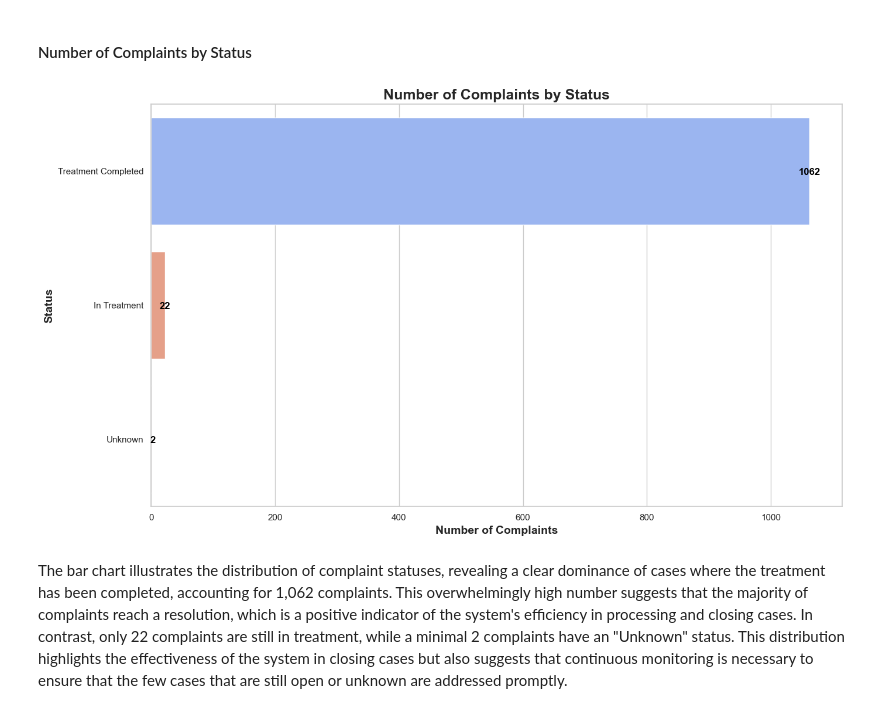
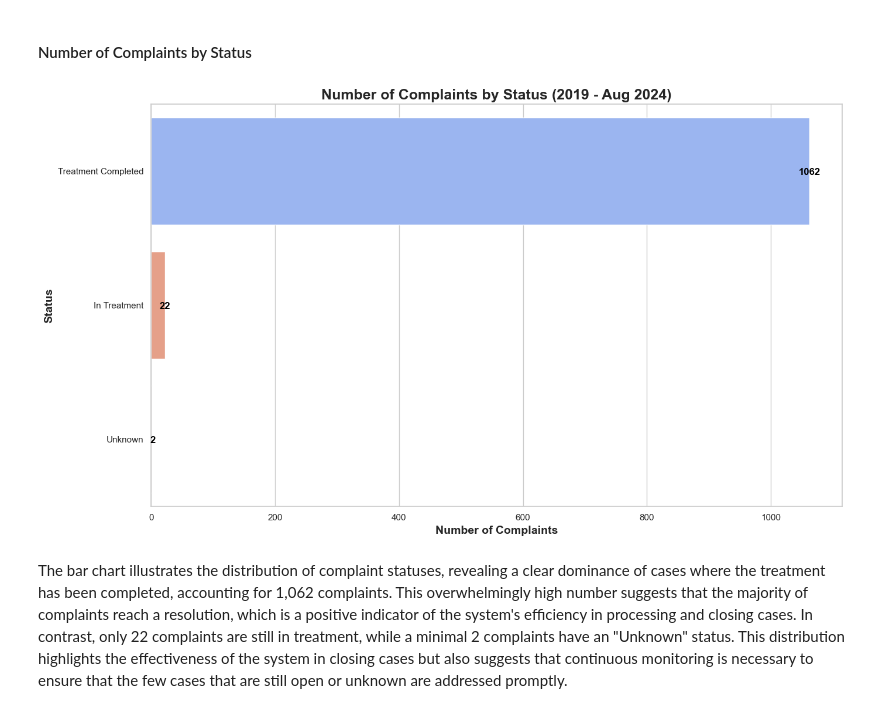
Before and after one commit to Dor-J/FreedomOfInformationComplaintsEDA, a Jupyter notebook: src/foi_complaints_eda.ipynb, the cells around one changed output. Saved outputs shown, nothing was run; the diff lists cells and outputs as text; code cells hidden in the pictures.

```diff
--- a/src/foi_complaints_eda.ipynb
+++ b/src/foi_complaints_eda.ipynb
@@ -1051,35 +1051,35 @@ The box plot showing the distribution of treatment days by year reveals a few ke
 sns.set(style="whitegrid")
 
 # Create the figure and axis objects
 plt.figure(figsize=(14, 8))
 
 # Plot the data using a countplot
 ax = sns.countplot(y='Status',
                    data=df_combined,
                    order=df_combined['Status'].value_counts().index,
                    palette='coolwarm',
                    legend=False,
                    hue='Status')
 
 # Add titles and labels
-plt.title('Number of Complaints by Status', fontsize=18, fontweight='bold')
+plt.title('Number of Complaints by Status (2019 - Aug 2024)', fontsize=18, fontweight='bold')
 plt.xlabel('Number of Complaints', fontsize=14)
 plt.ylabel('Status', fontsize=14)
 
 # Add data labels to each bar
 for p in ax.patches:
     ax.annotate(f'{int(p.get_width())}',
                 (p.get_width() + 0.5, p.get_y() + p.get_height() / 2),
                 ha='center', va='center_baseline',
                 fontsize=12, color='black', fontweight='bold')
 
 # Adjust layout for better readability
 plt.tight_layout()
 
 # Show the plot
 plt.show()
 # %% [output]
-[figure, old version]
+[figure, new version]
 # %% [markdown]
 The bar chart illustrates the distribution of complaint statuses, revealing a clear dominance of cases where the treatment has been completed, accounting for 1,062 complaints. This overwhelmingly high number suggests that the majority of complaints reach a resolution, which is a positive indicator of the system's efficiency in processing and closing cases. In contrast, only 22 complaints are still in treatment, while a minimal 2 complaints have an "Unknown" status. This distribution highlights the effectiveness of the system in closing cases but also suggests that continuous monitoring is necessary to ensure that the few cases that are still open or unknown are addressed promptly.
 # %%
```
Also changed, not shown: parts of 6 cells of this notebook.
